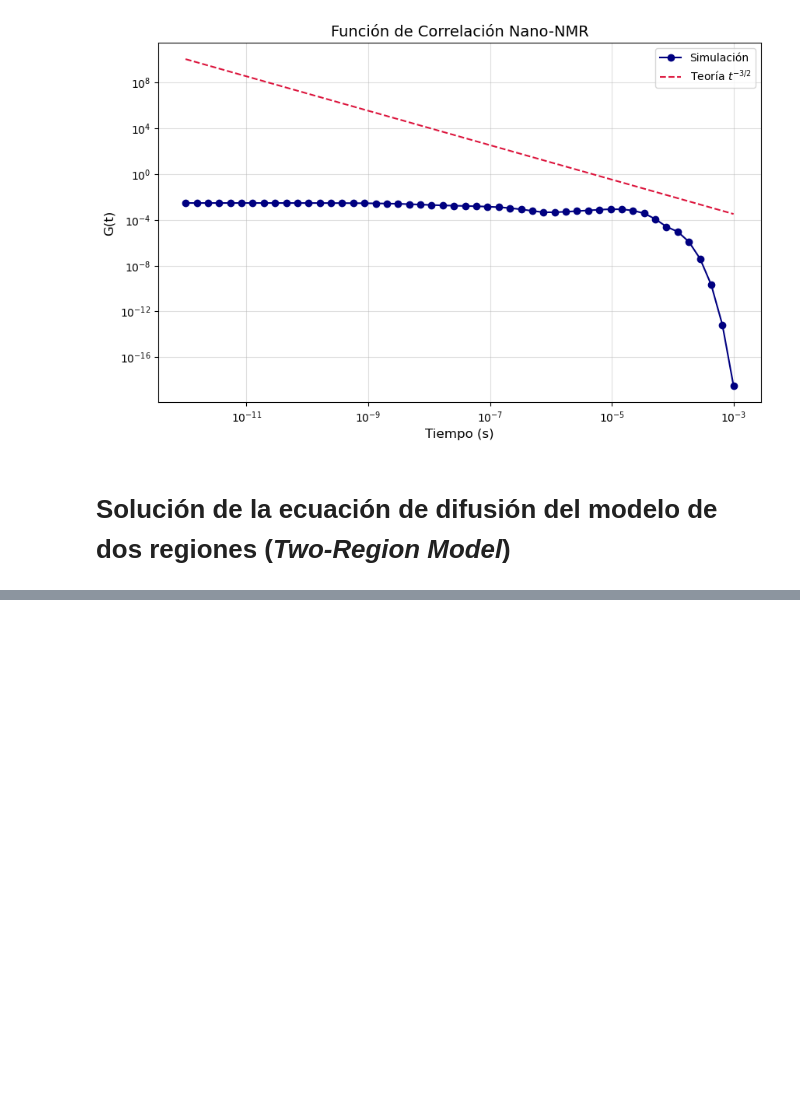
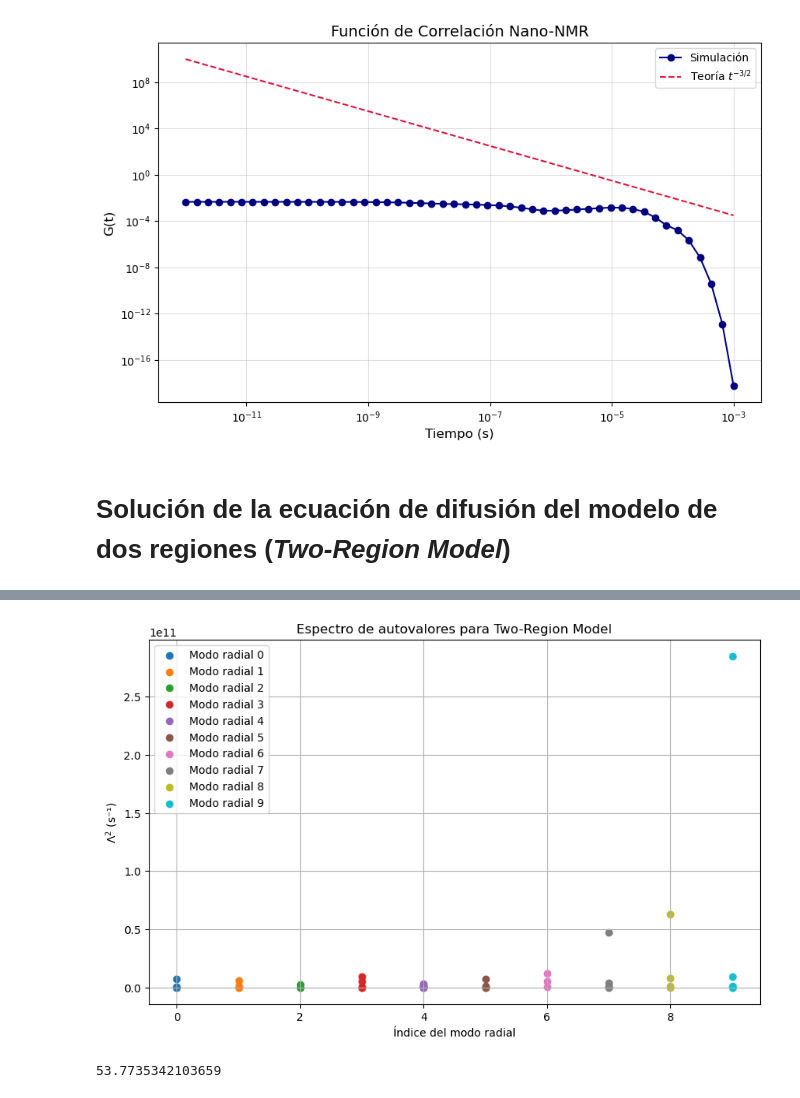
Before and after one commit to allanyst/tfm-efectos-superficie-nano-rmn, a Jupyter notebook: TFM_V5.ipynb, the cells around one changed output, grey strips where cells are left out. Cells and saved outputs as stored; diff of their text form; code cells hidden in the pictures; blank space fills up the shorter version.

Commit message:
Se intenta implementr la solución de Two Region

```diff
--- a/TFM_V5.ipynb
+++ b/TFM_V5.ipynb
@@ -639,0 +893,21 @@ plt.close()
+# %%
+# 7. Visualización de resultados
+plt.figure(figsize=(10, 6))
+for n in range(n_modes_radial):
+    plt.scatter(
+        [n]*len(eigenvalues_ax_tworegion[n]),
+        eigenvalues_ax_tworegion[n],
+        label=f"Modo radial {n}"
+    )
+plt.xlabel("Índice del modo radial")
+plt.ylabel(r"$\Lambda^2$ (s⁻¹)")
+plt.title("Espectro de autovalores para Two-Region Model")
+plt.legend()
+plt.grid(True)
+plt.savefig("espectro_autovalores_two_region.png", dpi=150)
+# %% [output]
+[figure, added]
+# %%
+alpha_n[0] * np.sqrt(D1)
+# %% [output]
+53.7735342103659
```
Also changed, not shown: parts of 10 cells of this notebook, 16 other files.
